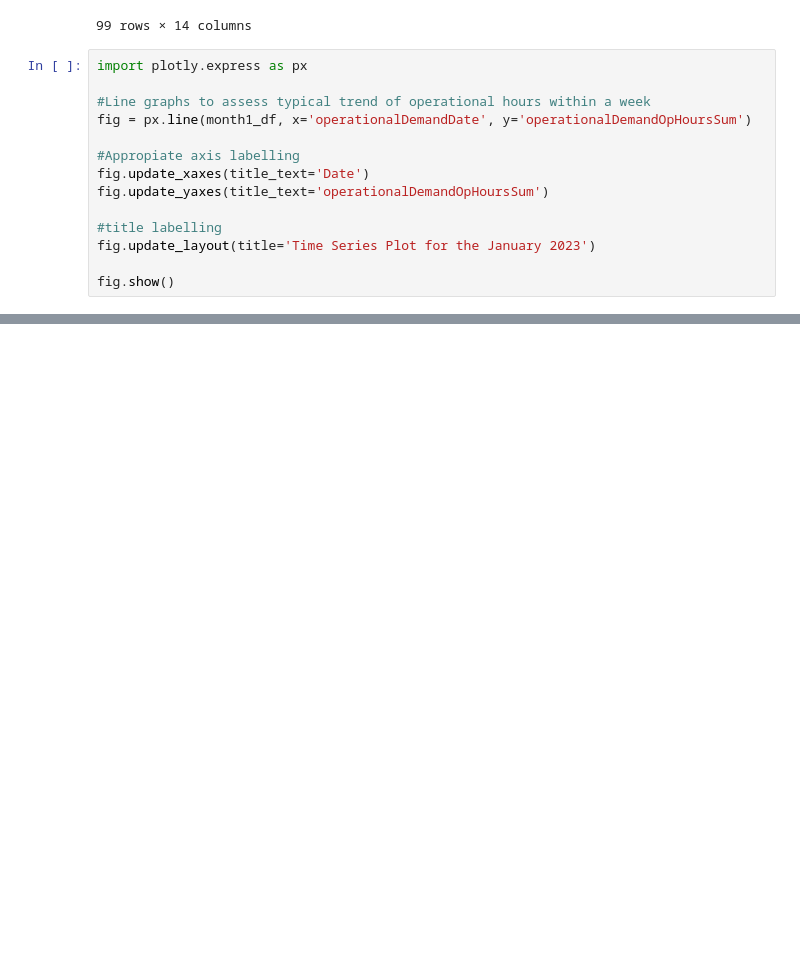
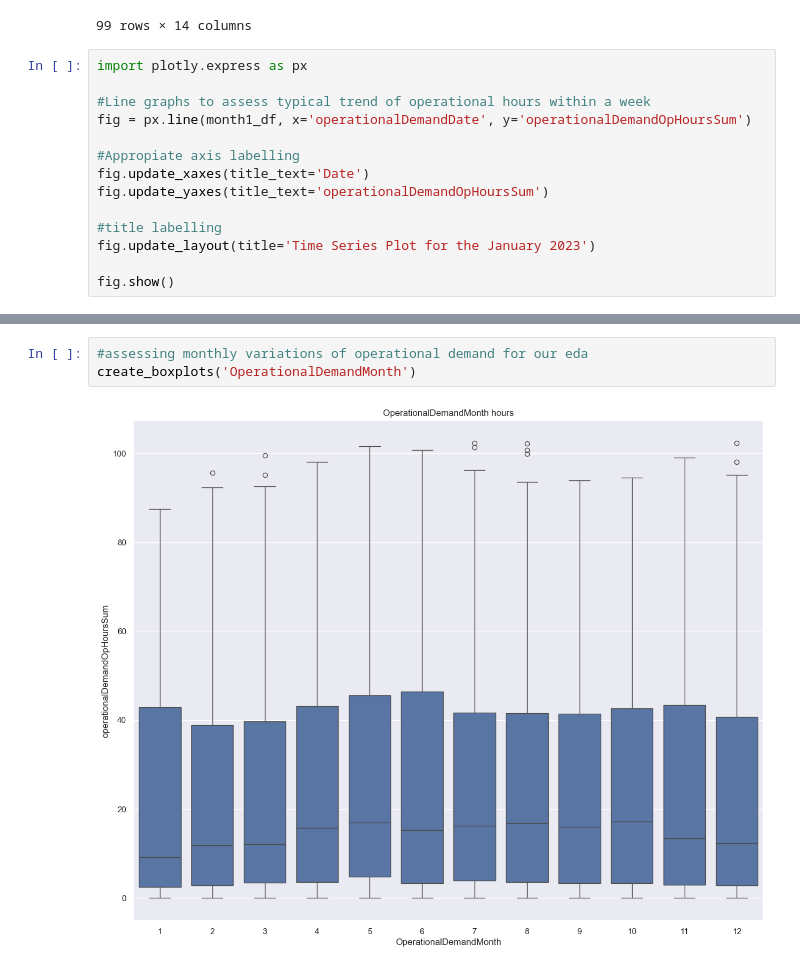
Before and after one commit to kartbart/AI-ML-Portfolio-3, a Jupyter notebook: Software Portfolio 3.ipynb, the cells around one changed output, grey strips where cells are left out. Drawn from its saved outputs; the diff is of its cells as text; blank space fills up the shorter version.

```diff
--- a/Software Portfolio 3.ipynb
+++ b/Software Portfolio 3.ipynb
@@ -363,0 +420,5 @@ fig.show()
+# %%
+#assessing monthly variations of operational demand for our eda
+create_boxplots('OperationalDemandMonth')
+# %% [output]
+[figure, added]
```
Also changed, not shown: parts of 18 cells of this notebook.
